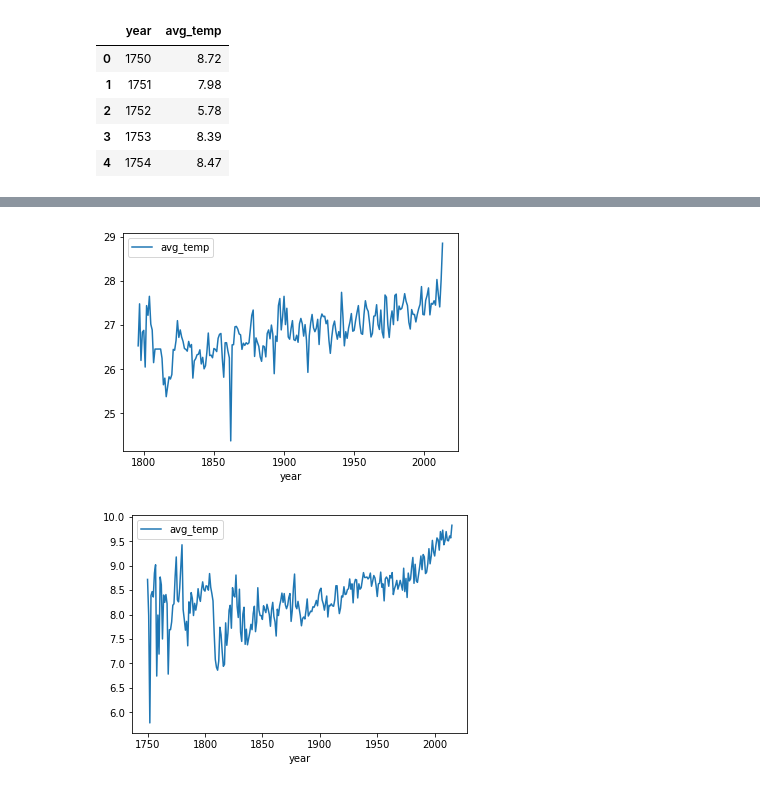
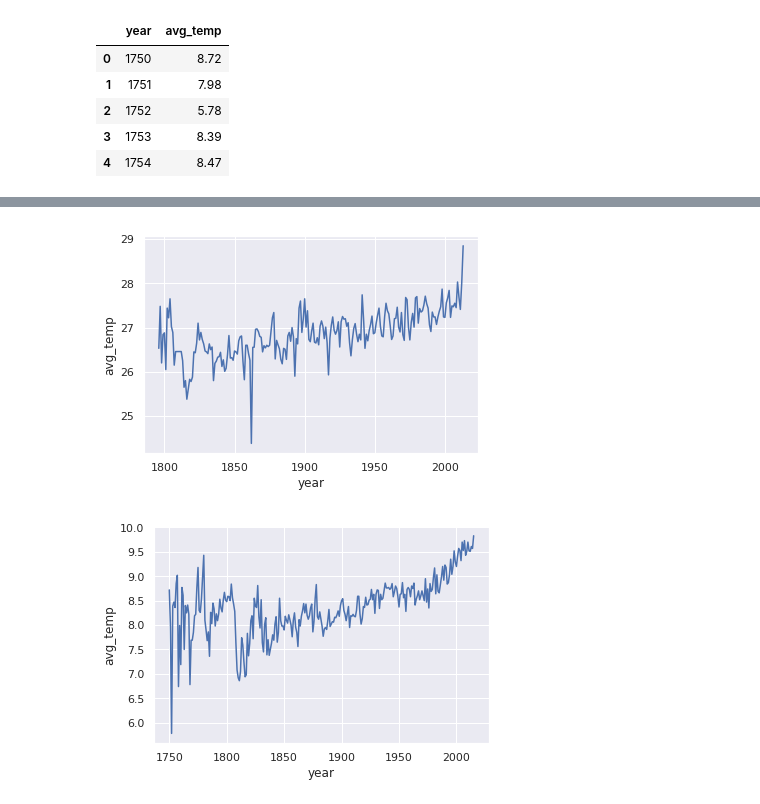
Before and after one commit to abhiksark/Udacity-DataAnalyst-Nanodegree, a Jupyter notebook: explore_weather_trends/trend_plot.ipynb, the cells around one changed output, grey strips where cells are left out. Saved outputs shown, nothing was run; the diff lists cells and outputs as text; code cells hidden in the pictures.

```diff
--- a/explore_weather_trends/trend_plot.ipynb
+++ b/explore_weather_trends/trend_plot.ipynb
@@ -35,7 +41,9 @@ df_hyd = df_hyd.interpolate(method='spline', order=2)
-# %%
-df_hyd.plot(x='year',y='avg_temp',kind='line') #kind='box' kind='hist'
-df_global.plot(x='year',y='avg_temp',kind='line')
-plt.show()
-# %% [output]
-[figure, removed]
-[figure, removed]
+# %%
+sns.set(style='darkgrid')
+sns.lineplot(x='year', y='avg_temp', data=df_hyd, estimator='mean')
+plt.show()
+sns.lineplot(x='year', y='avg_temp', data=df_global)
+plt.show()
+# %% [output]
+[figure, added]
+[figure, added]
```
Also changed, not shown: parts of 11 cells of this notebook.
